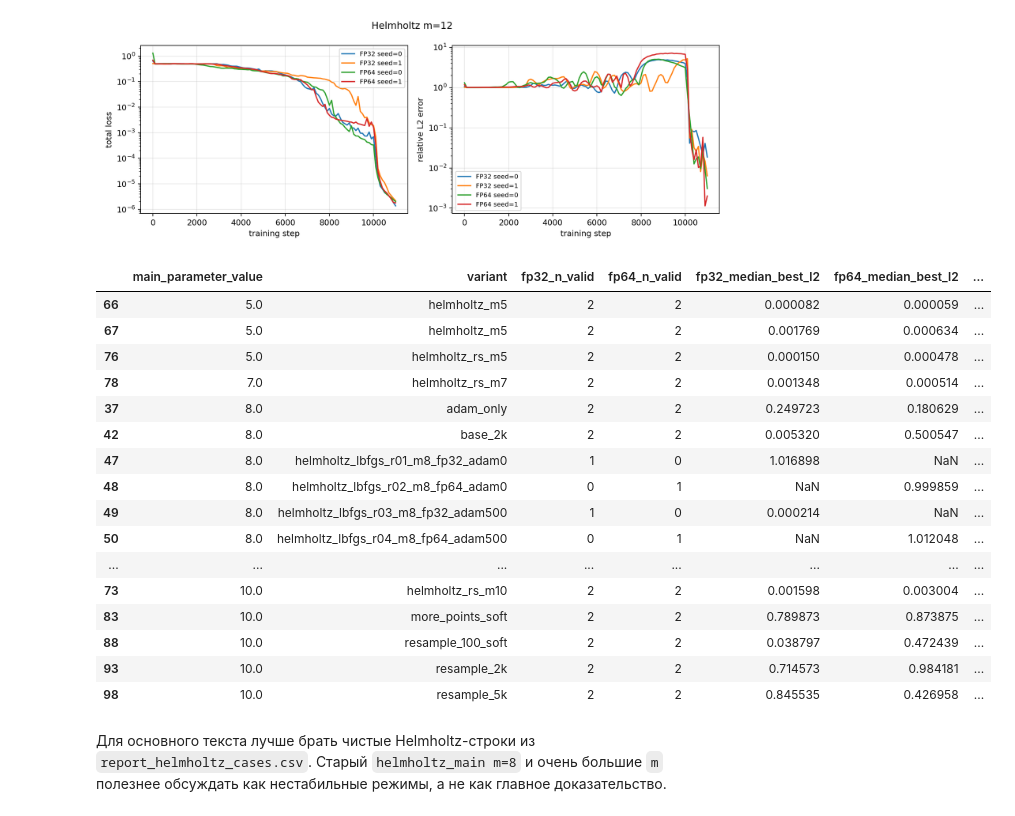
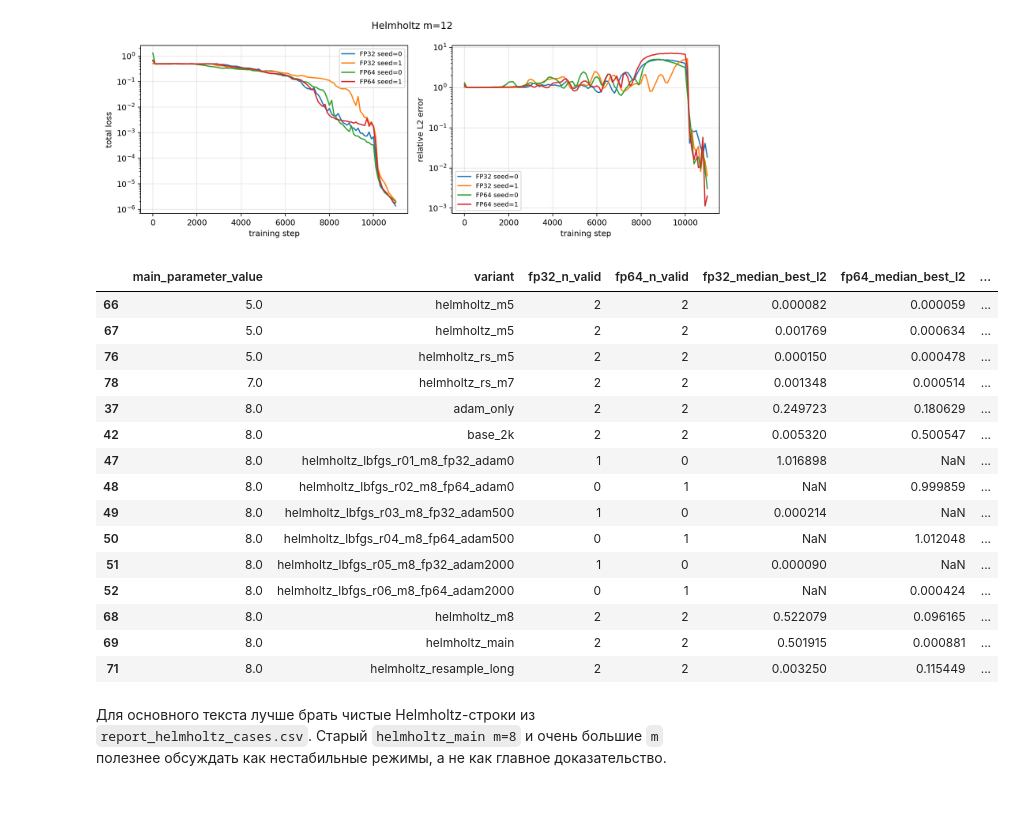
Before and after one commit to masousmen/PINN_course_work, a Jupyter notebook: notebooks/results_summary.ipynb, the cells around one changed output. Cells and saved outputs as stored; diff of their text form; code cells hidden in the pictures.

```diff
--- a/notebooks/results_summary.ipynb
+++ b/notebooks/results_summary.ipynb
@@ -18,7 +18,7 @@ table_dir = root / "report_results" / "tables"
 fig_dir = root / "report_results" / "figures"
 
 pd.set_option("display.max_columns", 40)
-pd.set_option("display.max_colwidth", 90)
+pd.set_option("display.max_colwidth", 55)
 
 def read_table(name):
     return pd.read_csv(table_dir / name)
@@ -132,33 +125,32 @@ show_img("report_helmholtz_m12_curves.png")
 # %%
 comp = read_table("fp32_fp64_comparison.csv")
 helm_all = comp[comp["task_name"] == "helmholtz1d"].copy()
 helm_all = helm_all[
     helm_all["main_parameter_value"].isin([5, 7, 8, 10, 11, 12, 15, 20, 30, 40])
 ]
 cols = [
     "main_parameter_value", "variant", "fp32_n_valid", "fp64_n_valid",
     "fp32_median_best_l2", "fp64_median_best_l2", "fp64_over_fp32_median",
     "fp32_bad_rate", "fp64_bad_rate", "conclusion",
 ]
-display(helm_all[cols].sort_values(["main_parameter_value", "variant"]).head(40))
+display(helm_all[cols].sort_values(["main_parameter_value", "variant"]).head(15))
 # %% [output]
 |  | main_parameter_value | variant | fp32_n_valid | fp64_n_valid | fp32_median_best_l2 | fp64_median_best_l2 | ... |
 | 66 | 5.0 | helmholtz_m5 | 2 | 2 | 0.000082 | 0.000059 | ... |
 | 67 | 5.0 | helmholtz_m5 | 2 | 2 | 0.001769 | 0.000634 | ... |
 | 76 | 5.0 | helmholtz_rs_m5 | 2 | 2 | 0.000150 | 0.000478 | ... |
 | 78 | 7.0 | helmholtz_rs_m7 | 2 | 2 | 0.001348 | 0.000514 | ... |
 | 37 | 8.0 | adam_only | 2 | 2 | 0.249723 | 0.180629 | ... |
 | 42 | 8.0 | base_2k | 2 | 2 | 0.005320 | 0.500547 | ... |
 | 47 | 8.0 | helmholtz_lbfgs_r01_m8_fp32_adam0 | 1 | 0 | 1.016898 | NaN | ... |
 | 48 | 8.0 | helmholtz_lbfgs_r02_m8_fp64_adam0 | 0 | 1 | NaN | 0.999859 | ... |
 | 49 | 8.0 | helmholtz_lbfgs_r03_m8_fp32_adam500 | 1 | 0 | 0.000214 | NaN | ... |
 | 50 | 8.0 | helmholtz_lbfgs_r04_m8_fp64_adam500 | 0 | 1 | NaN | 1.012048 | ... |
-| ... | ... | ... | ... | ... | ... | ... | ... |
-| 73 | 10.0 | helmholtz_rs_m10 | 2 | 2 | 0.001598 | 0.003004 | ... |
-| 83 | 10.0 | more_points_soft | 2 | 2 | 0.789873 | 0.873875 | ... |
-| 88 | 10.0 | resample_100_soft | 2 | 2 | 0.038797 | 0.472439 | ... |
-| 93 | 10.0 | resample_2k | 2 | 2 | 0.714573 | 0.984181 | ... |
-| 98 | 10.0 | resample_5k | 2 | 2 | 0.845535 | 0.426958 | ... |
+| 51 | 8.0 | helmholtz_lbfgs_r05_m8_fp32_adam2000 | 1 | 0 | 0.000090 | NaN | ... |
+| 52 | 8.0 | helmholtz_lbfgs_r06_m8_fp64_adam2000 | 0 | 1 | NaN | 0.000424 | ... |
+| 68 | 8.0 | helmholtz_m8 | 2 | 2 | 0.522079 | 0.096165 | ... |
+| 69 | 8.0 | helmholtz_main | 2 | 2 | 0.501915 | 0.000881 | ... |
+| 71 | 8.0 | helmholtz_resample_long | 2 | 2 | 0.003250 | 0.115449 | ... |
 # %% [markdown]
 Для основного текста лучше брать чистые Helmholtz-строки из `report_helmholtz_cases.csv`. Старый `helmholtz_main m=8` и очень большие `m` полезнее обсуждать как нестабильные режимы, а не как главное доказательство.
 # %% [markdown]
```
Also changed, not shown: parts of 11 cells of this notebook, 7 other files.
